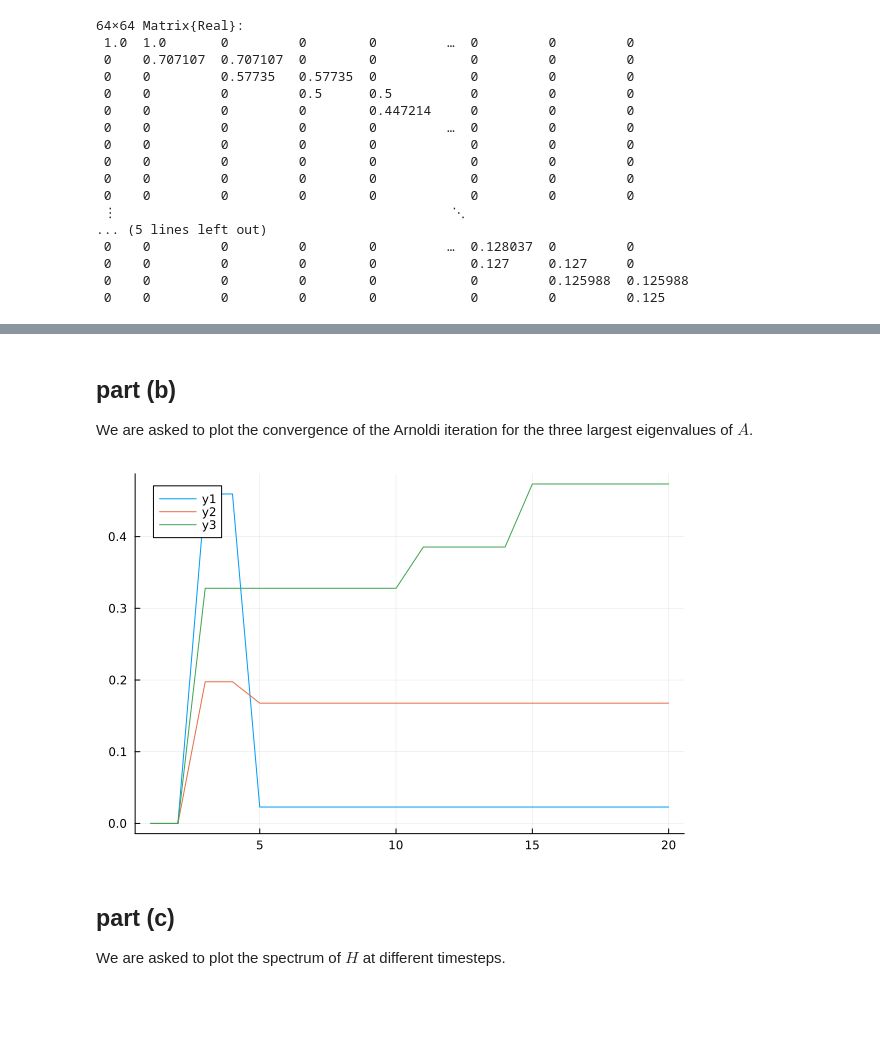
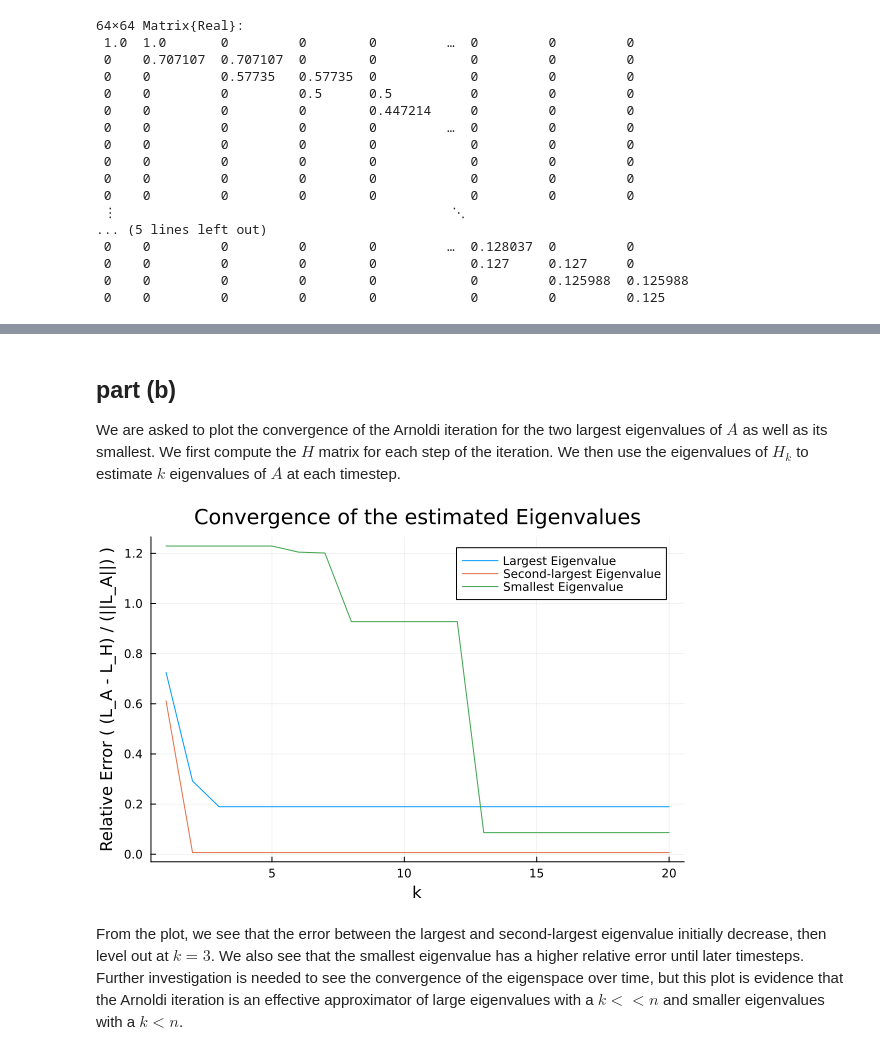
Before and after one commit to sopsahl/18335, a Jupyter notebook: sopsahl/pset3/pset3.ipynb, the cells around one changed output, grey strips where cells are left out. Saved outputs shown, nothing was run; the diff lists cells and outputs as text; code cells hidden in the pictures; blank space fills up the shorter version.

```diff
--- a/sopsahl/pset3/pset3.ipynb
+++ b/sopsahl/pset3/pset3.ipynb
@@ -223,5 +228,5 @@ display(current())
 # %% [markdown]
 ## part (b)
-We are asked to plot the convergence of the Arnoldi iteration for the three largest eigenvalues of $A$.
+We are asked to plot the convergence of the Arnoldi iteration for the two largest eigenvalues of $A$ as well as its smallest. We first compute the $H$ matrix for each step of the iteration. We then use the eigenvalues of $H_k$ to estimate $k$ eigenvalues of $A$ at each timestep.
 # %%
 K = 20
@@ -250,18 +252,25 @@ for k in ks
 
 end
-# %%
-# Plotting the convergence of the spectrum
-eigvalues = sort(eigvals(A), rev=true)[[1, 2, N]]
-differences = zeros(Float64, 3, K)
-
-for k in 3:K
-    intermediate = sort((eigvals(H[1:k, 1:k])), by=abs, rev=true)[[1, 2, k]]
-    differences[:, k] = abs.((largest, second, third) .- intermediate)
-end
-plot(ks, differences')
-# %% [output]
-[figure, removed]
-# %% [markdown]
-## part (c)
-
-We are asked to plot the spectrum of $H$ at different timesteps.
+# %%
+# Plotting the convergence of the spectrum
+eigvalues = sort((eigvals(A)), rev=true)
+errors = zeros(Float64, K, 3)
+
+for k in 1:K
+    estimated_eigvals = eigvals(H[1:k, 1:k])
+    errors[k, 1] = minimum(abs.(estimated_eigvals .- eigvalues[1])) / eigvalues[1]
+    errors[k, 2] = minimum(abs.(estimated_eigvals .- eigvalues[2])) / eigvalues[2]
+    errors[k, 3] = minimum(abs.(estimated_eigvals .- eigvalues[N])) / eigvalues[N]
+end
+
+plot([1:K], errors[:, 1], label="Largest Eigenvalue")
+plot!([1:K], errors[:, 2], label="Second-largest Eigenvalue")
+plot!([1:K], errors[:, 3], label="Smallest Eigenvalue")
+xlabel!("k")
+ylabel!("Relative Error ( (L_A - L_H) / (||L_A||) )")
+title!("Convergence of the estimated Eigenvalues")
+display(current())
+# %% [output]
+[figure, added]
+# %% [markdown]
+From the plot, we see that the error between the largest and second-largest eigenvalue initially decrease, then level out at $k=3$. We also see that the smallest eigenvalue has a higher  relative error until later timesteps. Further investigation is needed to see the convergence of the eigenspace over time, but this plot is evidence that the Arnoldi iteration is an effective approximator of large eigenvalues with a $k << n$ and smaller eigenvalues with a $k < n$.
```
Also changed, not shown: parts of 9 cells of this notebook, 1 other file.
